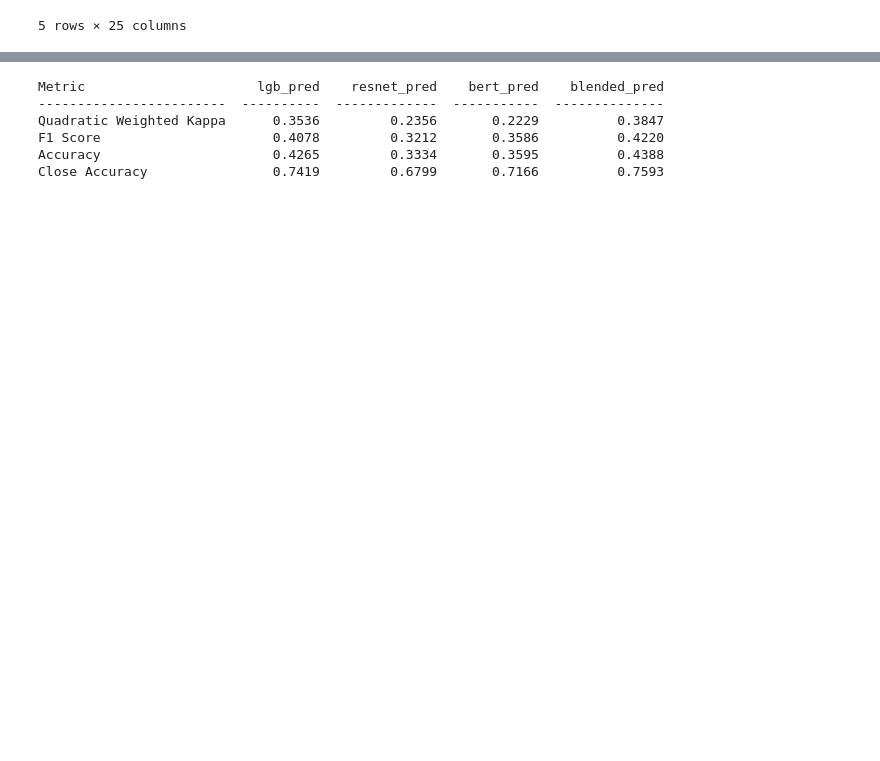
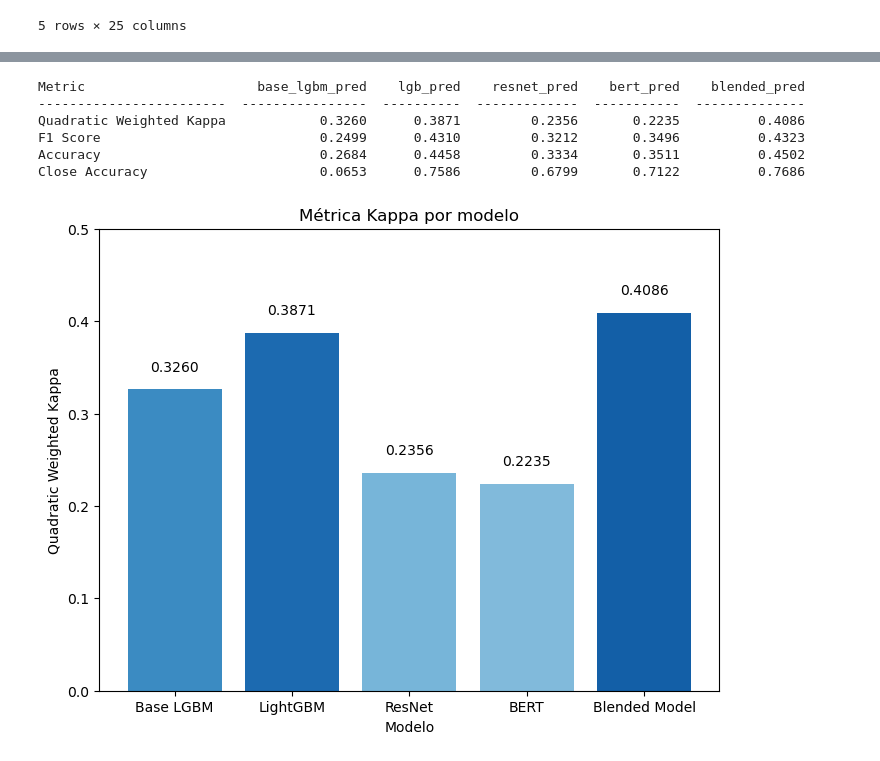
Before and after one commit to fechhh/laboII, a Jupyter notebook: tutoriales/07_integrar_04FE_05aug_06.ipynb, the cells around one changed output, grey strips where cells are left out. Cells and saved outputs as stored; diff of their text form; code cells hidden in the pictures; blank space fills up the shorter version.

Commit message:
archivo integrar modelos actualizado

```diff
--- a/tutoriales/07_integrar_04FE_05aug_06.ipynb
+++ b/tutoriales/07_integrar_04FE_05aug_06.ipynb
@@ -31,19 +67,20 @@ PATH_TO_OPTUNA_ARTIFACTS = os.path.join(BASE_DIR, "work/optuna_artifacts")
 # %%
 study_lgb = optuna.create_study(direction='maximize',
                             storage="sqlite:///../work/db.sqlite3",  # Specify the storage URL here.
-                            study_name="04 - LGB Multiclass - FE v3",
+                            study_name="04 - LGB Multiclass - FE v4",
                             load_if_exists = True)
 
 # Get the artifact filename
 artifact_filename = get_artifact_filename(study_lgb,'test')
+print(artifact_filename)
 
 # Combine the path and filename
-print(artifact_filename)
 artifact_path = os.path.join(PATH_TO_OPTUNA_ARTIFACTS, artifact_filename)
 
 print(os.path.exists(PATH_TO_OPTUNA_ARTIFACTS))
 print(os.path.normpath(artifact_path))
 print(os.path.exists(artifact_path))
 
+
 lgb_dataset = load(artifact_path)
 # %% [output]
@@ -184,13 +229,26 @@ for pred_col in prediction_columns:
     # Compute metrics
     accuracy_dict[pred_col] = accuracy_score(true_labels, predictions)
     f1_dict[pred_col] = f1_score(true_labels, predictions, average='weighted')
-    precision_dict[pred_col] = precision_score(true_labels, predictions, average='weighted')
 
     # Metrica especial de "cercania"
     caccuracy_dict[pred_col] = close_accuracy(true_labels, predictions)
 
     # Quadratic Weighted Kappa
     kappa_dict[pred_col] = cohen_kappa_score(true_labels, predictions, weights='quadratic')
+
+# Agrego el base LGBM model
+base_lgbm_predictions = lgb_base_dataset['lgb_base_pred']
+
+# Compute metrics for base LGBM model
+accuracy_dict['base_lgbm_pred'] = accuracy_score(true_labels, base_lgbm_predictions)
+f1_dict['base_lgbm_pred'] = f1_score(true_labels, base_lgbm_predictions, average='weighted')
+caccuracy_dict['base_lgbm_pred'] = close_accuracy(true_labels, base_lgbm_predictions)
+kappa_dict['base_lgbm_pred'] = cohen_kappa_score(lgb_base_dataset['AdoptionSpeed'],
+                                                                    lgb_base_dataset['lgb_base_pred'],
+                                                                    weights='quadratic')
+
+# Insert the base LGBM model at the first position in the prediction_columns list
+prediction_columns.insert(0, 'base_lgbm_pred')
 
 # Create a table with the results
 table_data = [
@@ -204,9 +262,54 @@ table_data = [
 headers = ['Metric'] + prediction_columns
 print(tabulate(table_data, headers=headers, floatfmt=".4f"))
 # %% [output]
-Metric                      lgb_pred    resnet_pred    bert_pred    blended_pred
-------------------------  ----------  -------------  -----------  --------------
-Quadratic Weighted Kappa      0.3536         0.2356       0.2229          0.3847
-F1 Score                      0.4078         0.3212       0.3586          0.4220
-Accuracy                      0.4265         0.3334       0.3595          0.4388
-Close Accuracy                0.7419         0.6799       0.7166          0.7593
+Metric                      base_lgbm_pred    lgb_pred    resnet_pred    bert_pred    blended_pred
+------------------------  ----------------  ----------  -------------  -----------  --------------
+Quadratic Weighted Kappa            0.3260      0.3871         0.2356       0.2235          0.4086
+F1 Score                            0.2499      0.4310         0.3212       0.3496          0.4323
+Accuracy                            0.2684      0.4458         0.3334       0.3511          0.4502
+Close Accuracy                      0.0653      0.7586         0.6799       0.7122          0.7686
+# %%
+# Grafico con los Kappa cuadraticos de cada modelo
+
+# Define a mapping for the display names of the models
+model_names = {
+    'base_lgbm_pred': 'Base LGBM',
+    'lgb_pred': 'LightGBM',
+    'resnet_pred': 'ResNet',
+    'bert_pred': 'BERT',
+    'blended_pred': 'Blended Model'
+}
+
+# Replace the column names in prediction_columns with the display names
+renamed_columns = [model_names.get(col, col) for col in prediction_columns]
+
+# Extract the Quadratic Weighted Kappa values
+kappa_values = table_data[0][1:]  # The first row (excluding 'Metric') contains the Kappa values
+
+# Normalize kappa values to map colors (between 0 and 1)
+norm = plt.Normalize(0, 0.5)
+
+# Get a colormap (e.g., 'Blues', 'Greens', 'Oranges', etc.)
+cmap = plt.get_cmap('Blues')  # You can choose 'Blues', 'Greens', 'Oranges', etc.
+
+# Generate colors based on kappa values
+colors = cmap(norm(kappa_values))
+
+# Plotting the bar chart with intensity-based colors
+plt.figure(figsize=(8, 6))
+plt.bar(renamed_columns, kappa_values, color=colors)
+
+# Add title and labels
+plt.title('Métrica Kappa por modelo')
+plt.xlabel('Modelo')
+plt.ylabel('Quadratic Weighted Kappa')
+plt.ylim(0, 0.5)
+
+# Display the values on top of each bar
+for i, value in enumerate(kappa_values):
+    plt.text(i, value + 0.02, f'{value:.4f}', ha='center')
+
+# Show the chart
+plt.show()
+# %% [output]
+[figure, added]
```
Also changed, not shown: parts of 13 cells of this notebook.
